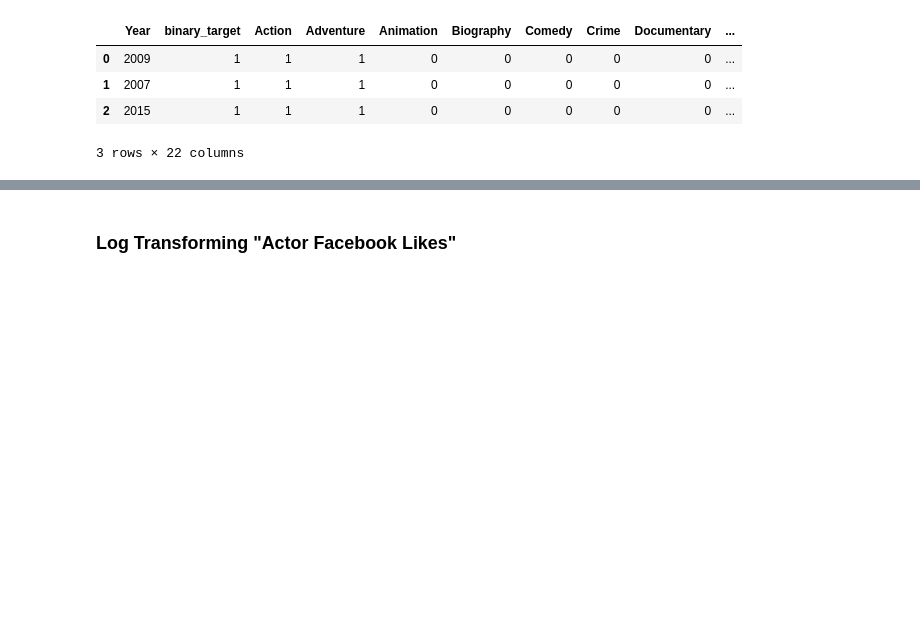
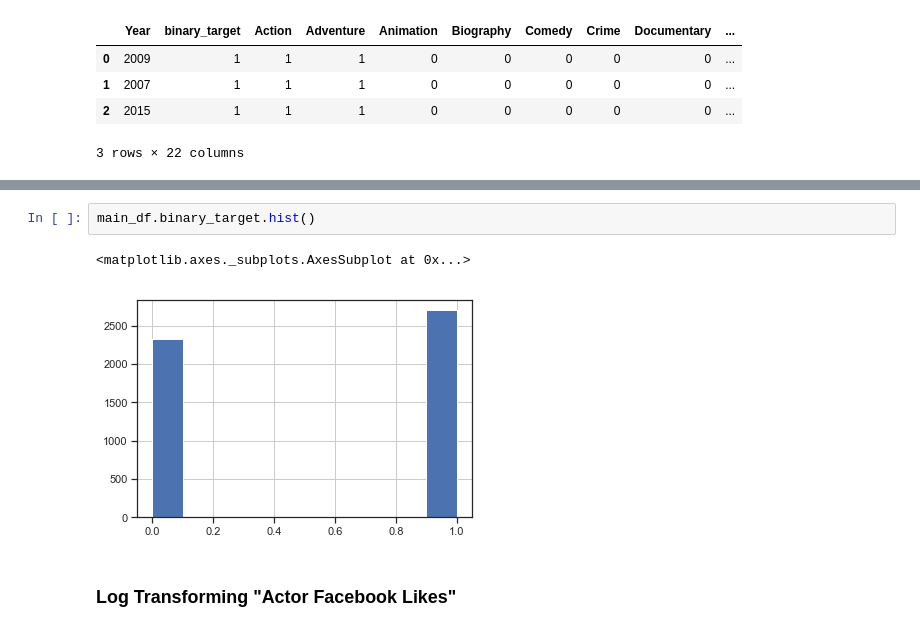
Before and after one commit to boscacci/IMdB-Regression, a Jupyter notebook: Good_Film_Bad_Film.ipynb, the cells around one changed output, grey strips where cells are left out. Cells and saved outputs as stored; diff of their text form; blank space fills up the shorter version.

```diff
--- a/Good_Film_Bad_Film.ipynb
+++ b/Good_Film_Bad_Film.ipynb
@@ -165,3 +178,8 @@ main_df[:3]
+# %%
+main_df.binary_target.hist()
+# %% [output]
+<matplotlib.axes._subplots.AxesSubplot at 0x...>
+[figure, added]
 # %% [markdown]
 ### Log Transforming "Actor Facebook Likes"
 # %% [markdown]
```
Also changed, not shown: parts of 23 cells of this notebook, 5 other files.
